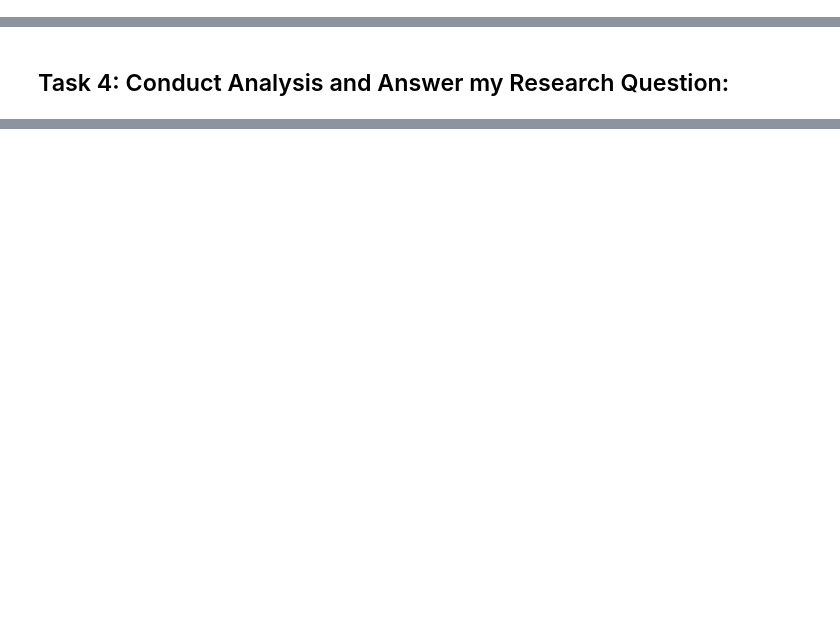
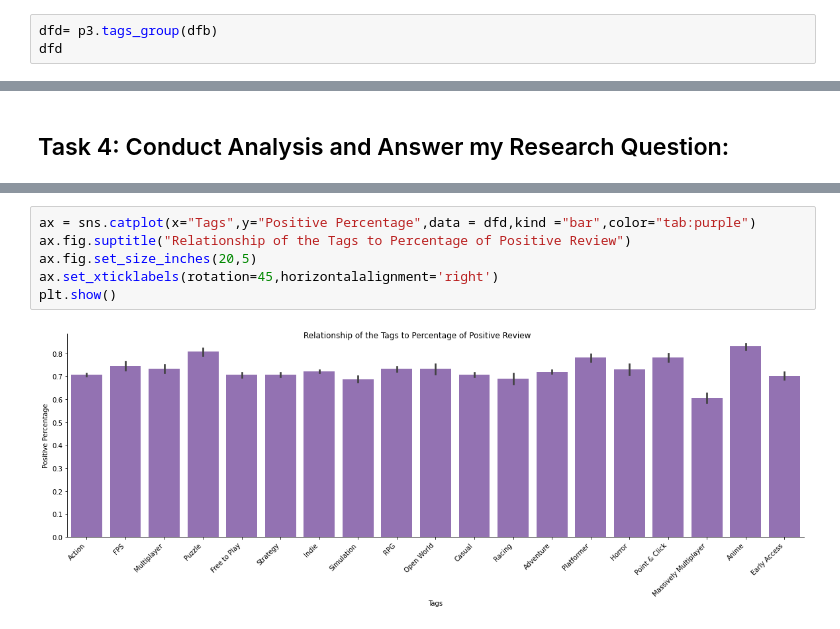
Before and after one commit to data301-2021-winter1/group26-project, a Jupyter notebook: notebooks/analysis3.ipynb, the cells around one changed output, grey strips where cells are left out. Drawn from its saved outputs; the diff is of its cells as text; blank space fills up the shorter version.

```diff
--- a/notebooks/analysis3.ipynb
+++ b/notebooks/analysis3.ipynb
@@ -84,0 +186,3 @@ df.describe(include='object')
+# %%
+dfd= p3.tags_group(dfb)
+dfd
@@ -86,0 +230,8 @@ df.describe(include='object')
+# %%
+ax = sns.catplot(x="Tags",y="Positive Percentage",data = dfd,kind ="bar",color="tab:purple")
+ax.fig.suptitle("Relationship of the Tags to Percentage of Positive Review")
+ax.fig.set_size_inches(20,5)
+ax.set_xticklabels(rotation=45,horizontalalignment='right')
+plt.show()
+# %% [output]
+[figure, added]
```
Also changed, not shown: parts of 10 cells of this notebook, 1 other file.
